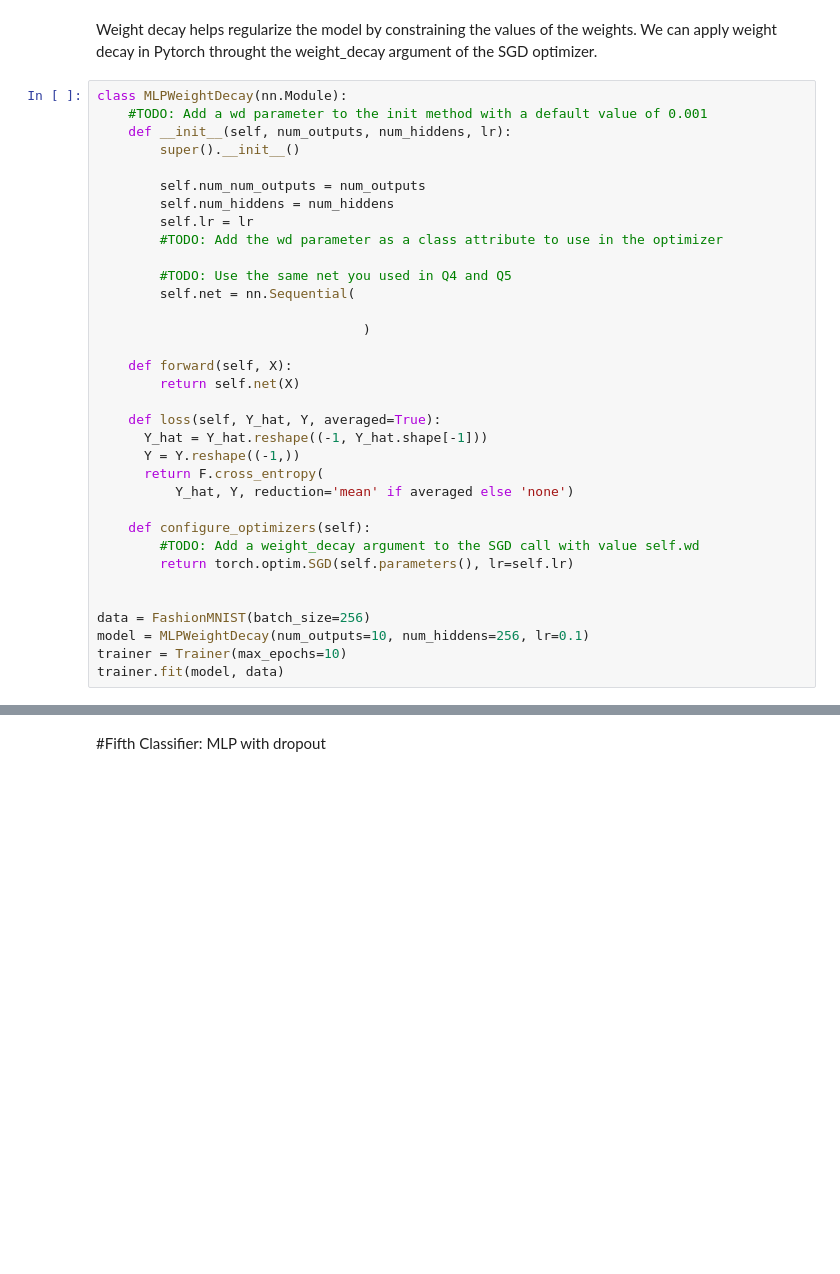
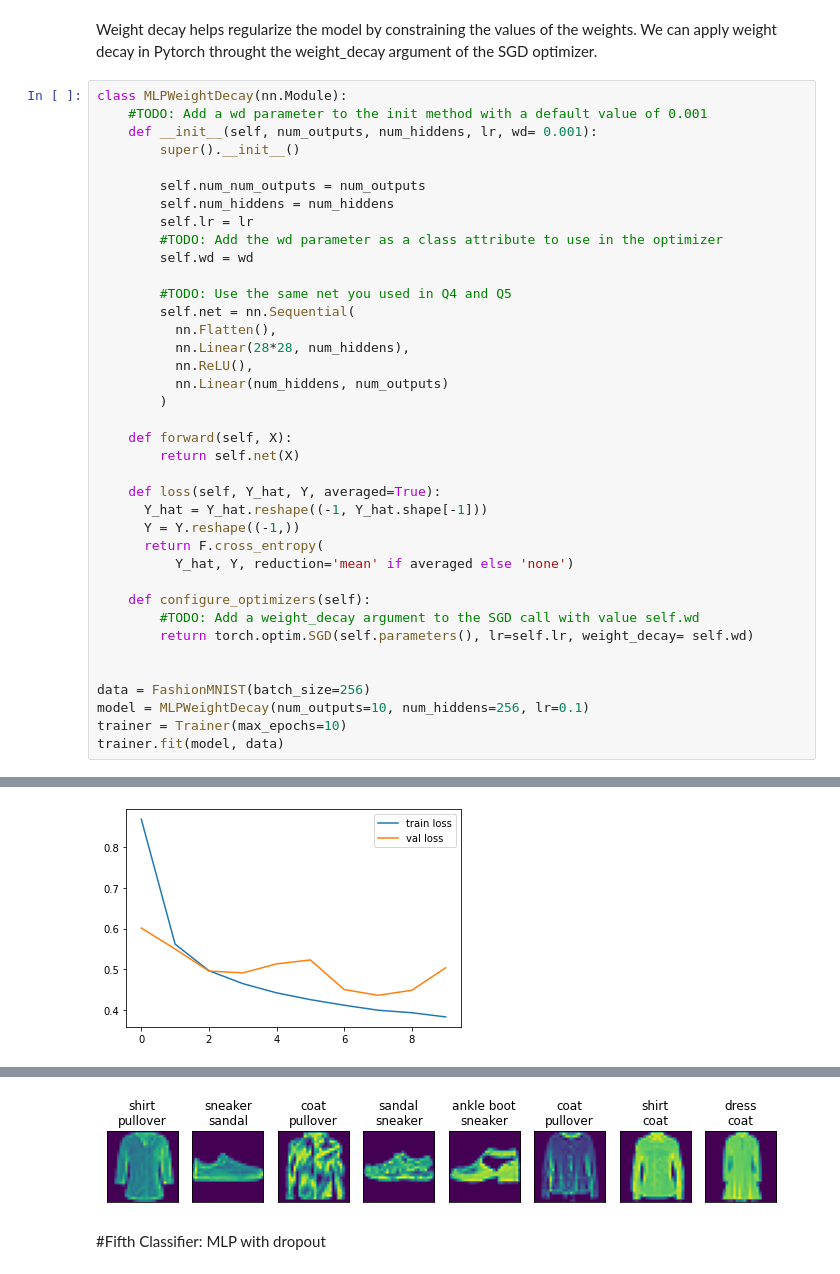
Before and after one commit to Hamada-Gado/IEEE-GUC-Deep-Learning-Tasks, a Jupyter notebook: IEEE_Session_3_Task.ipynb, the cells around one changed output, grey strips where cells are left out. Saved outputs shown, nothing was run; the diff lists cells and outputs as text; blank space fills up the shorter version.

```diff
--- a/IEEE_Session_3_Task.ipynb
+++ b/IEEE_Session_3_Task.ipynb
@@ -421,18 +496,22 @@ Weight decay helps regularize the model by constraining the values of the weight
 # %%
 class MLPWeightDecay(nn.Module):
     #TODO: Add a wd parameter to the init method with a default value of 0.001
-    def __init__(self, num_outputs, num_hiddens, lr):
+    def __init__(self, num_outputs, num_hiddens, lr, wd= 0.001):
         super().__init__()
 
         self.num_num_outputs = num_outputs
         self.num_hiddens = num_hiddens
         self.lr = lr
         #TODO: Add the wd parameter as a class attribute to use in the optimizer
+        self.wd = wd
 
         #TODO: Use the same net you used in Q4 and Q5
         self.net = nn.Sequential(
-
-                                  )
+          nn.Flatten(),
+          nn.Linear(28*28, num_hiddens),
+          nn.ReLU(),
+          nn.Linear(num_hiddens, num_outputs)
+        )
 
     def forward(self, X):
         return self.net(X)
@@ -445,10 +524,11 @@ class MLPWeightDecay(nn.Module):
 
     def configure_optimizers(self):
         #TODO: Add a weight_decay argument to the SGD call with value self.wd
-        return torch.optim.SGD(self.parameters(), lr=self.lr)
+        return torch.optim.SGD(self.parameters(), lr=self.lr, weight_decay= self.wd)
 
 
 data = FashionMNIST(batch_size=256)
 model = MLPWeightDecay(num_outputs=10, num_hiddens=256, lr=0.1)
 trainer = Trainer(max_epochs=10)
 trainer.fit(model, data)
+# %% [output]
@@ -454,0 +545 @@ trainer.fit(model, data)
+[figure, added]
@@ -455,3 +547,4 @@ trainer.fit(model, data)
+[figure, added]
 # %% [markdown]
 #Fifth Classifier: MLP with dropout
 # %% [markdown]
```
Also changed, not shown: parts of 12 cells of this notebook.
